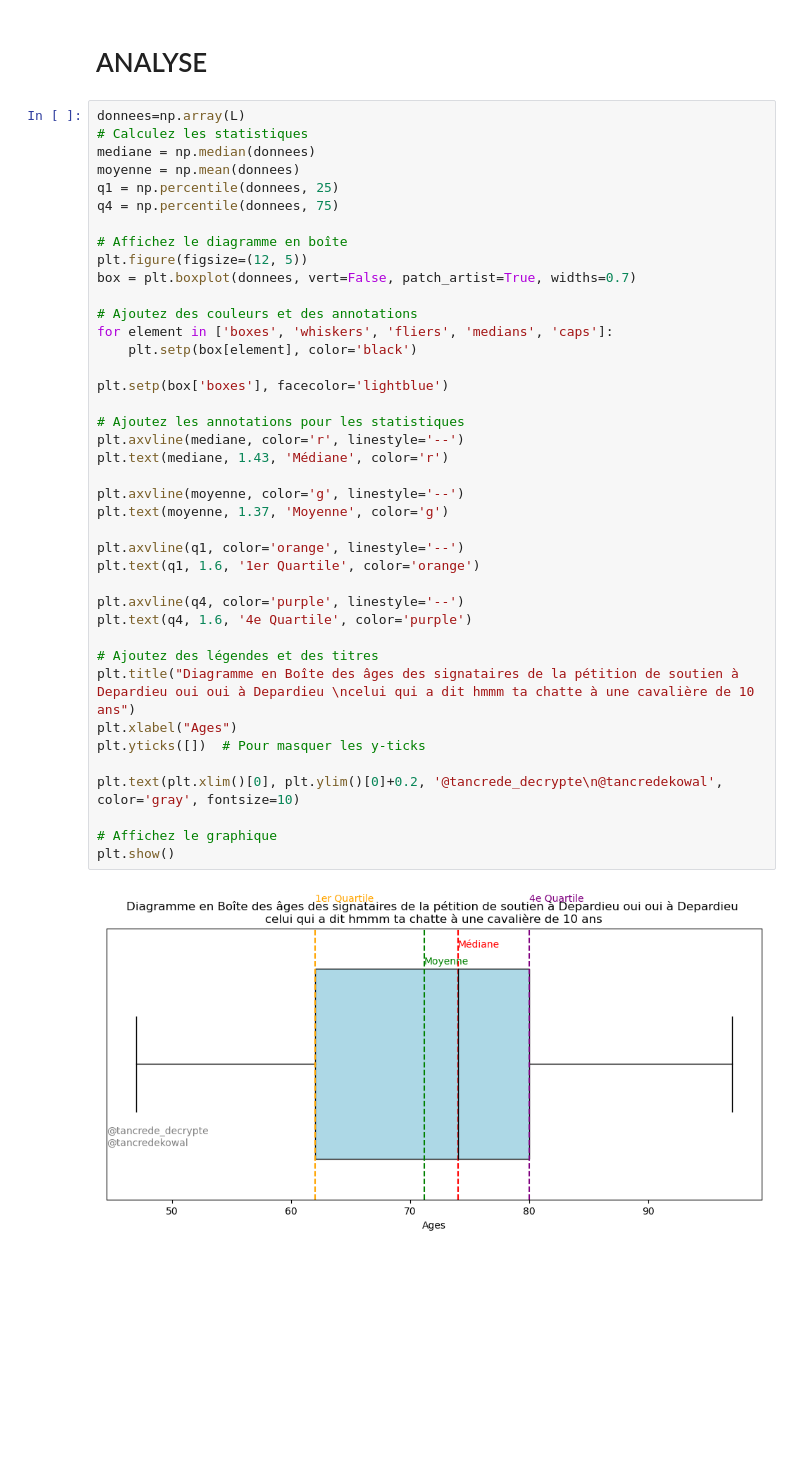
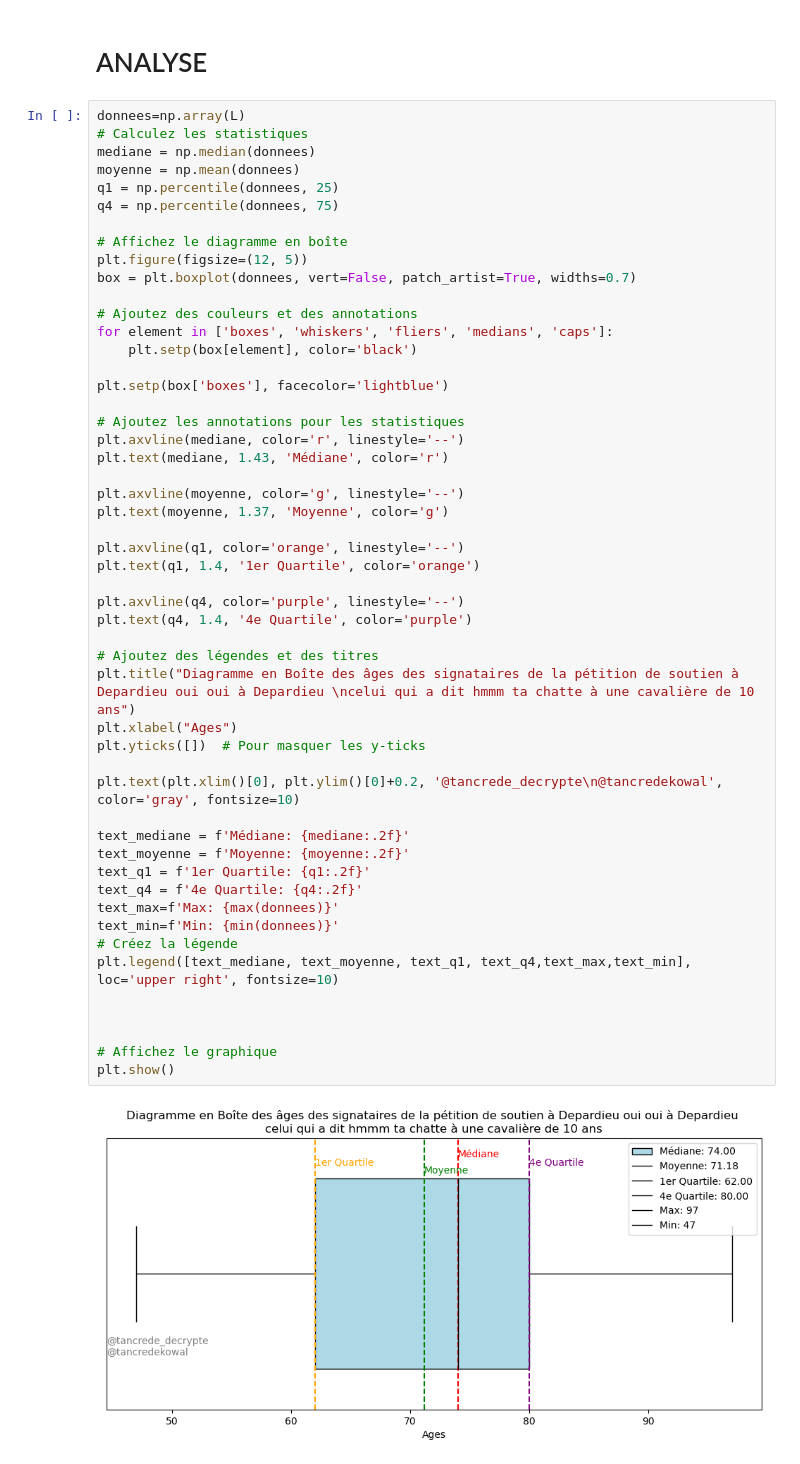
Before and after one commit to KTancrede/jupyter_fun, a Jupyter notebook: wikipedia.ipynb, the cells around one changed output. Cells and saved outputs as stored; diff of their text form; blank space fills up the shorter version.

```diff
--- a/wikipedia.ipynb
+++ b/wikipedia.ipynb
@@ -176,33 +176,44 @@ q4 = np.percentile(donnees, 75)
 plt.figure(figsize=(12, 5))
 box = plt.boxplot(donnees, vert=False, patch_artist=True, widths=0.7)
 
 # Ajoutez des couleurs et des annotations
 for element in ['boxes', 'whiskers', 'fliers', 'medians', 'caps']:
     plt.setp(box[element], color='black')
 
 plt.setp(box['boxes'], facecolor='lightblue')
 
 # Ajoutez les annotations pour les statistiques
 plt.axvline(mediane, color='r', linestyle='--')
 plt.text(mediane, 1.43, 'Médiane', color='r')
 
 plt.axvline(moyenne, color='g', linestyle='--')
 plt.text(moyenne, 1.37, 'Moyenne', color='g')
 
 plt.axvline(q1, color='orange', linestyle='--')
-plt.text(q1, 1.6, '1er Quartile', color='orange')
+plt.text(q1, 1.4, '1er Quartile', color='orange')
 
 plt.axvline(q4, color='purple', linestyle='--')
-plt.text(q4, 1.6, '4e Quartile', color='purple')
+plt.text(q4, 1.4, '4e Quartile', color='purple')
 
 # Ajoutez des légendes et des titres
 plt.title("Diagramme en Boîte des âges des signataires de la pétition de soutien à Depardieu oui oui à Depardieu \ncelui qui a dit hmmm ta chatte à une cavalière de 10 ans")
 plt.xlabel("Ages")
 plt.yticks([])  # Pour masquer les y-ticks
 
 plt.text(plt.xlim()[0], plt.ylim()[0]+0.2, '@tancrede_decrypte\n@tancredekowal', color='gray', fontsize=10)
 
+text_mediane = f'Médiane: {mediane:.2f}'
+text_moyenne = f'Moyenne: {moyenne:.2f}'
+text_q1 = f'1er Quartile: {q1:.2f}'
+text_q4 = f'4e Quartile: {q4:.2f}'
+text_max=f'Max: {max(donnees)}'
+text_min=f'Min: {min(donnees)}'
+# Créez la légende
+plt.legend([text_mediane, text_moyenne, text_q1, text_q4,text_max,text_min], loc='upper right', fontsize=10)
+
+
+
 # Affichez le graphique
 plt.show()
 # %% [output]
-[figure, old version]
+[figure, new version]
```
